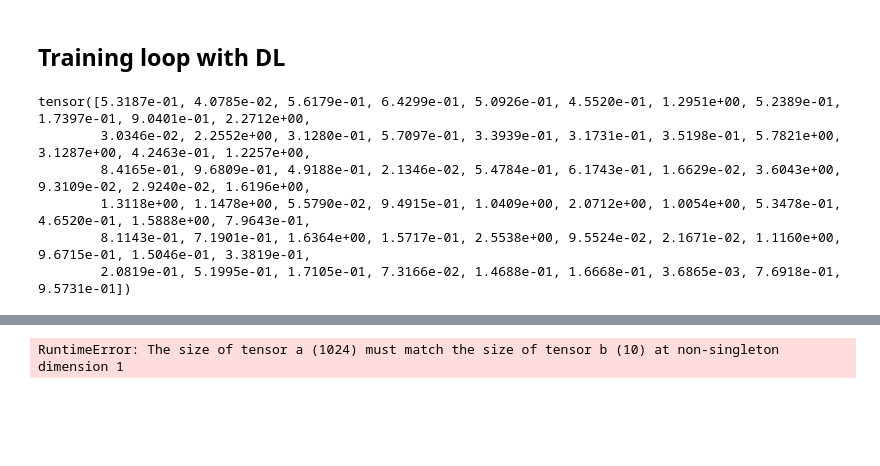
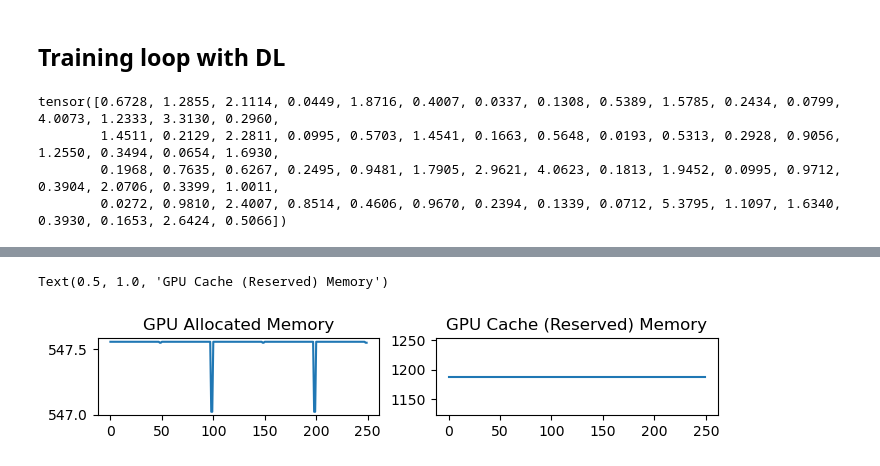
Before and after one commit to mshahoyi/learning_ai, a Jupyter notebook: mnist.ipynb, the cells around one changed output, grey strips where cells are left out. Cells and saved outputs as stored; diff of their text form; code cells hidden in the pictures; blank space fills up the shorter version.

```diff
--- a/mnist.ipynb
+++ b/mnist.ipynb
@@ -585,6 +599,8 @@ train_ds[0][0].shape, train_ds[0][1].shape, val_ds[0][0].shape, val_ds[0][1]
 # %% [markdown]
 ## Data Loaders
 # %%
+import math
+
 class DataLoader():
     def __init__(self, dataset, bs=64, shuffle=False, device=device):
         self.dataset = dataset
@@ -604,7 +620,6 @@ class DataLoader():
         if start_index >= len(self.dataset): raise StopIteration
         end_index = min(start_index + self.batch_size, len(self.dataset))
         self.current_index = end_index
-        print(self.dataset, self.indices)
         batch = self.dataset[self.indices[start_index:end_index]]
         return batch[0].to(device), batch[1].to(device)
 
@@ -614,6 +629,13 @@ class DataLoader():
         end_index = min(start_index + self.batch_size, len(self.dataset))
         batch = self.dataset[self.indices[start_index:end_index]]
         return batch[0].to(device), batch[1].to(device)
+
+    def show(self, n=16):
+        cols = 4
+        rows = math.ceil(n/cols)
+        _, ax = plt.subplots(rows, cols, figsize=(10,5))
+        for i in self.indices[:n]:
+            self.dataset.show(i, ax[i//cols][i%cols])
 # %%
 train_dl = DataLoader(train_ds, bs=1024, shuffle=True)
 val_dl = DataLoader(val_ds, bs=64)
@@ -624,18 +650,17 @@ xb.shape, yb.shape
 # %% [markdown]
 ## Training loop with DL
 # %%
-def ce_loss(preds, targets):
+def ce_loss2(preds, targets):
+    # pdb.set_trace()
     targets_oh = F.one_hot(targets, 10)
     return (-targets_oh*preds.log()).sum(1)
 # %%
-ce_loss(torch.rand(64, 10), torch.randint(0, 2, (64,)))
+ce_loss2(torch.rand(64, 10), torch.randint(0, 10, (64,)))
 # %% [output]
-tensor([5.3187e-01, 4.0785e-02, 5.6179e-01, 6.4299e-01, 5.0926e-01, 4.5520e-01, 1.2951e+00, 5.2389e-01, 1.7397e-01, 9.0401e-01, 2.2712e+00,
-        3.0346e-02, 2.2552e+00, 3.1280e-01, 5.7097e-01, 3.3939e-01, 3.1731e-01, 3.5198e-01, 5.7821e+00, 3.1287e+00, 4.2463e-01, 1.2257e+00,
-        8.4165e-01, 9.6809e-01, 4.9188e-01, 2.1346e-02, 5.4784e-01, 6.1743e-01, 1.6629e-02, 3.6043e+00, 9.3109e-02, 2.9240e-02, 1.6196e+00,
-        1.3118e+00, 1.1478e+00, 5.5790e-02, 9.4915e-01, 1.0409e+00, 2.0712e+00, 1.0054e+00, 5.3478e-01, 4.6520e-01, 1.5888e+00, 7.9643e-01,
-        8.1143e-01, 7.1901e-01, 1.6364e+00, 1.5717e-01, 2.5538e+00, 9.5524e-02, 2.1671e-02, 1.1160e+00, 9.6715e-01, 1.5046e-01, 3.3819e-01,
-        2.0819e-01, 5.1995e-01, 1.7105e-01, 7.3166e-02, 1.4688e-01, 1.6668e-01, 3.6865e-03, 7.6918e-01, 9.5731e-01])
+tensor([0.6728, 1.2855, 2.1114, 0.0449, 1.8716, 0.4007, 0.0337, 0.1308, 0.5389, 1.5785, 0.2434, 0.0799, 4.0073, 1.2333, 3.3130, 0.2960,
+        1.4511, 0.2129, 2.2811, 0.0995, 0.5703, 1.4541, 0.1663, 0.5648, 0.0193, 0.5313, 0.2928, 0.9056, 1.2550, 0.3494, 0.0654, 1.6930,
+        0.1968, 0.7635, 0.6267, 0.2495, 0.9481, 1.7905, 2.9621, 4.0623, 0.1813, 1.9452, 0.0995, 0.9712, 0.3904, 2.0706, 0.3399, 1.0011,
+        0.0272, 0.9810, 2.4007, 0.8514, 0.4606, 0.9670, 0.2394, 0.1339, 0.0712, 5.3795, 1.1097, 1.6340, 0.3930, 0.1653, 2.6424, 0.5066])
 # %%
 import time
 import pdb
@@ -643,7 +668,7 @@ import pdb
 epoch = 5
 lr = 0.01
 bs = 1024
-writer = SummaryWriter('runs/experiment_2')
+writer = SummaryWriter('runs/experiment_3')
 gpu_alloc = []
 gpu_res = []
 
@@ -655,7 +680,7 @@ for e in range(epoch):
     model.train()
     for xb, yb in train_dl:
         preds = model.forward(xb)
-        loss = ce_loss(preds, yb).mean()
+        loss = ce_loss2(preds, yb).mean()
         loss.backward()
 
         epoch_loss += loss
@@ -696 +725,2 @@ ax[1].set_title("GPU Cache (Reserved) Memory")
-RuntimeError: The size of tensor a (1024) must match the size of tensor b (10) at non-singleton dimension 1
+Text(0.5, 1.0, 'GPU Cache (Reserved) Memory')
+[figure, added]
```
Also changed, not shown: parts of 9 cells of this notebook.
